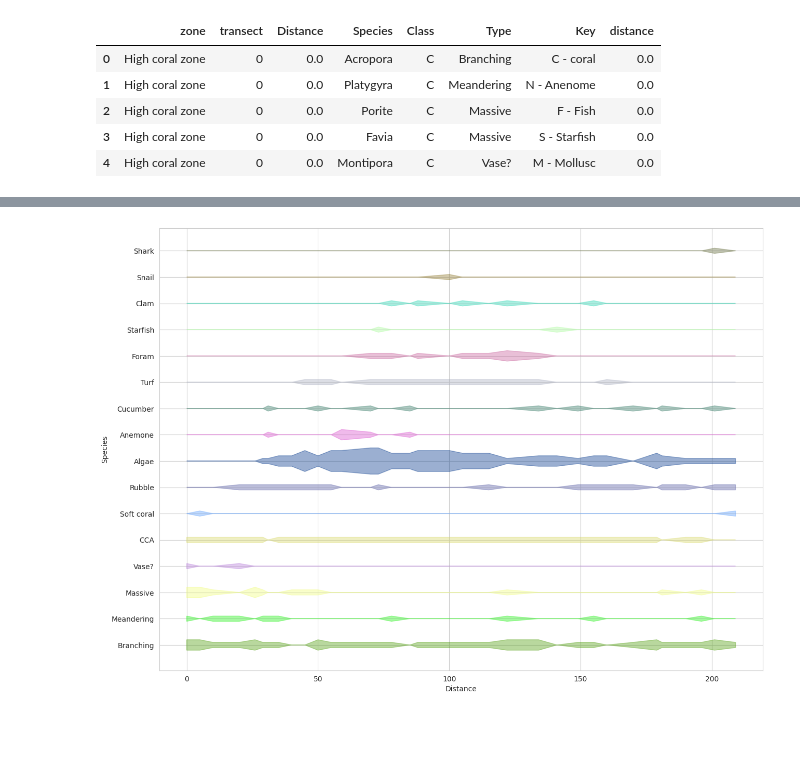
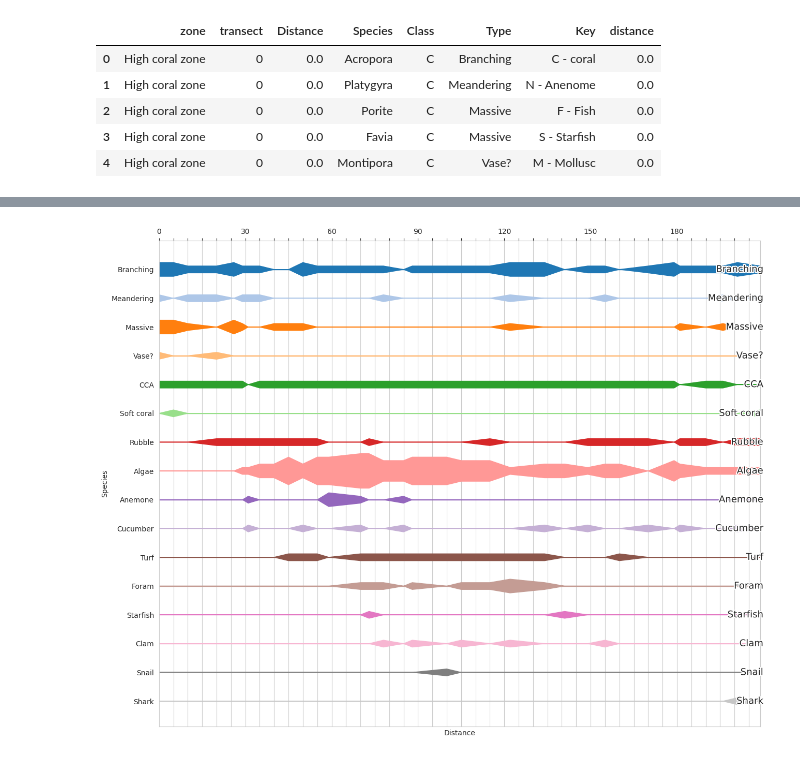
Before and after one commit to talidemestre/emsc3019, a Jupyter notebook: map.ipynb, the cells around one changed output, grey strips where cells are left out. Drawn from its saved outputs; the diff is of its cells as text; code cells hidden in the pictures; blank space fills up the shorter version.

```diff
--- a/map.ipynb
+++ b/map.ipynb
@@ -46,16 +48,22 @@ for coral_type, count in zip(df['Type'].unique(), range(len(df['Type'].unique())
 
 # generate pie charts of type breakdown for each "zone" with percentages
 for zone in df['zone'].unique():
+    labels = list(df[df['zone'] == zone]['Type'].value_counts().index)
+
+    if len(labels) > 12:
+        for i in range(12, len(labels)):
+            labels[i] = ''
+
     # consistent figure size
     plt.figure(figsize=(8, 8))
     plt.tight_layout()
     plt.title(zone, fontsize=20)
     plt.pie(df[df['zone'] == zone]['Type'].value_counts(),
-            labels=df[df['zone'] == zone]['Type'].value_counts().index,
-            autopct='%1.1f%%',
+            labels=labels,
+            autopct=lambda p: "{:.2f}%".format(p) if p > 5 else None,
             colors=[colour_map[coral_type] for coral_type in df[df['zone'] == zone]['Type'].value_counts().index],
             textprops={'fontsize': 14},
-            labeldistance=1.2)
+            labeldistance=1.1)
 
     #
     plt.savefig('output/map/{}_pie_chart.png'.format(zone.replace(" ", "_")), dpi=300, bbox_inches='tight')
@@ -142,7 +115,7 @@ distance__and_quantity_df
 def kite_diagram(df, axis_labs):
     """Function to draw a kite diagram."""
     plt.figure(figsize=(15,15))
-    plt.axes()
+    # plt.axes()
     start_points = []
     v1 = np.array(df.iloc[:, [0]])
     y_values = df.columns
@@ -150,38 +123,68 @@ def kite_diagram(df, axis_labs):
     num_cols = len(df.columns) - 1
 
     df_cols = df.iloc[:, 1:len(df.columns)]
     max_val = max(df_cols.max())*2
 
     for j in range(1, num_cols + 1):
         p1 = []
         p2 = []
+        p3 = []
         v2 = np.array(df.iloc[:, [j]]) / 2
         if j == 1:
-            start_point = max_val / 2
+            start_point = max_val / 2 + max_val*num_cols
         else:
-            start_point = start_point + max_val
+            start_point = start_point - max_val
         start_points.append(start_point)
         p1.append([0, start_point])
         p2.append([0, start_point])
+        p3.append([0, start_point])
 
+        scaling_int = 2.4
         for i in range(0, len(v1)):
-            p1.append([v1[i][0], (start_point + 2*v2[i])[0]])
-            p2.append([v1[i][0], (start_point - 2*v2[i])[0]])
+            p1.append([v1[i][0], (start_point + scaling_int*v2[i])[0]])
+            p2.append([v1[i][0], (start_point - scaling_int*v2[i])[0]])
+            p3.append([v1[i][0], start_point])
         p1.append([v1[i][0], start_point])
         p2.append([v1[i][0], start_point])
-        c = np.random.rand(3,)
+        p3.append([v1[i][0], start_point])
+        c = contrasting_colour_array[j-1]
 
-        l1 = plt.Polygon(p1, closed=None, fill=True, edgecolor=c, alpha=0.4, color=c)
-        l2 = plt.Polygon(p2, closed=None, fill=True, edgecolor=c, alpha=0.4, color=c)
+        l1 = plt.Polygon(p1, closed=True, fill=True, edgecolor=None, color=c)
+        l2 = plt.Polygon(p2, closed=None, fill=True, edgecolor=None, color=c)
+        l3 = plt.Polygon(p3, closed=None, fill=True, edgecolor=None, color=c)
         plt.gca().add_line(l1)
         plt.gca().add_line(l2)
+        plt.gca().add_line(l3)
+
+
+    # x ticks on top
+    plt.tick_params(axis='x', which='both', top=True, bottom=False)
+    plt.gca().xaxis.set_ticks_position('top')
+
+    # disable y ticks
+    plt.yticks([])
     plt.yticks(start_points, y_values)
+
+    # disable gridlines on y axis
+    plt.gca().yaxis.grid(False)
+
+    plt.gca().margins(x=0, y=0.05)
+
+    # x ticks every 5 metres and label every fifth tick
+    plt.xticks(range(0, 215, 5), [str(x) if x % 30 == 0 else '' for x in range(0, 215, 5)])
+
     plt.xlabel(axis_labs[0])
     plt.ylabel(axis_labs[1])
+
+    for i in range(1, len(df.columns)):
+        txt = plt.text(210, start_points[i-1], df.columns[i], ha='right', va='center', zorder=10, fontsize=13)
+        txt.set_path_effects([PathEffects.withStroke(linewidth=3, foreground='w')])
+
     plt.axis('scaled')
+    # plt.title('Kite Plot of Coral Type by Distance', fontsize=20)
     plt.savefig('output/map/kite_diagram.png', dpi=300, bbox_inches='tight')
     plt.show()
 
 kite_diagram(distance__and_quantity_df, ['Distance', 'Species'])
 # %% [output]
-[figure, old version]
+[figure, new version]
```
Also changed, not shown: parts of 6 cells of this notebook, 6 other files.
